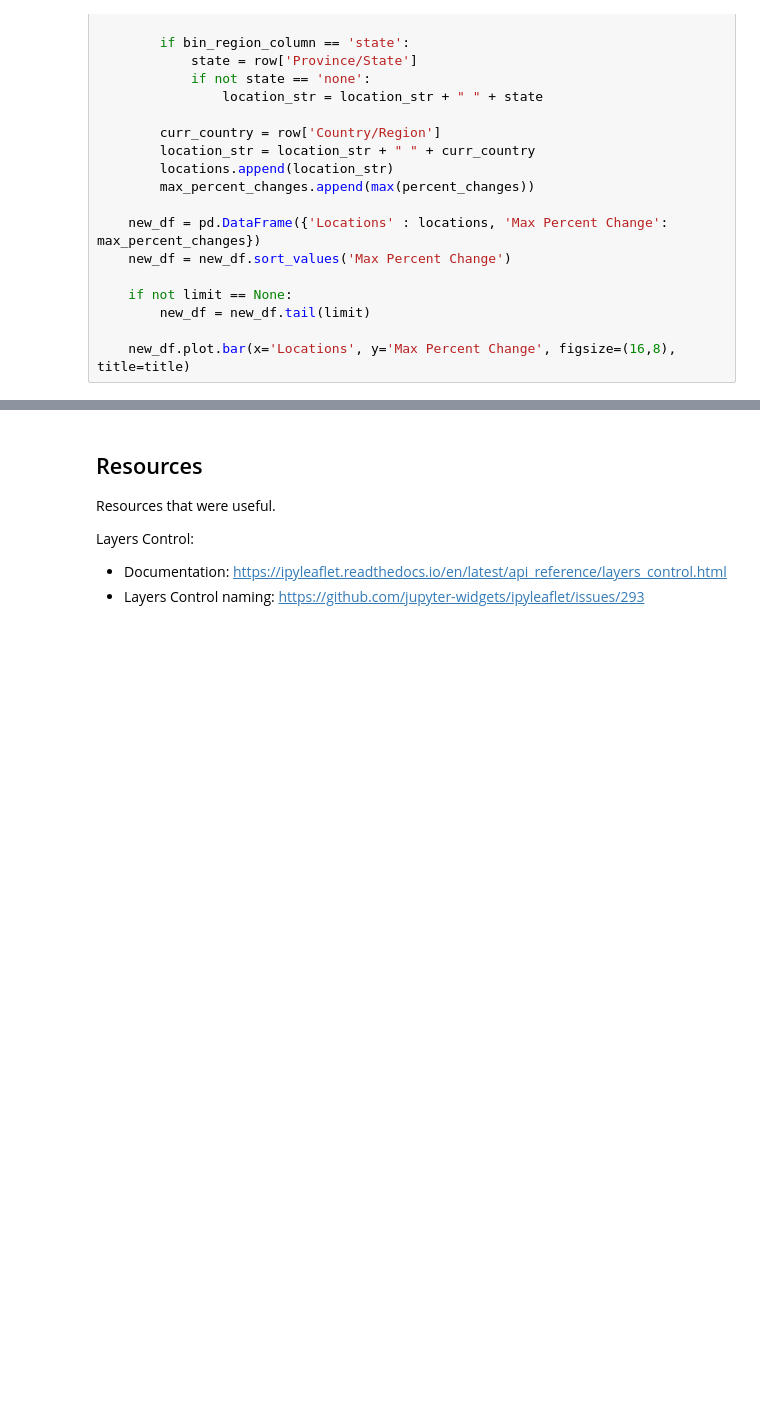
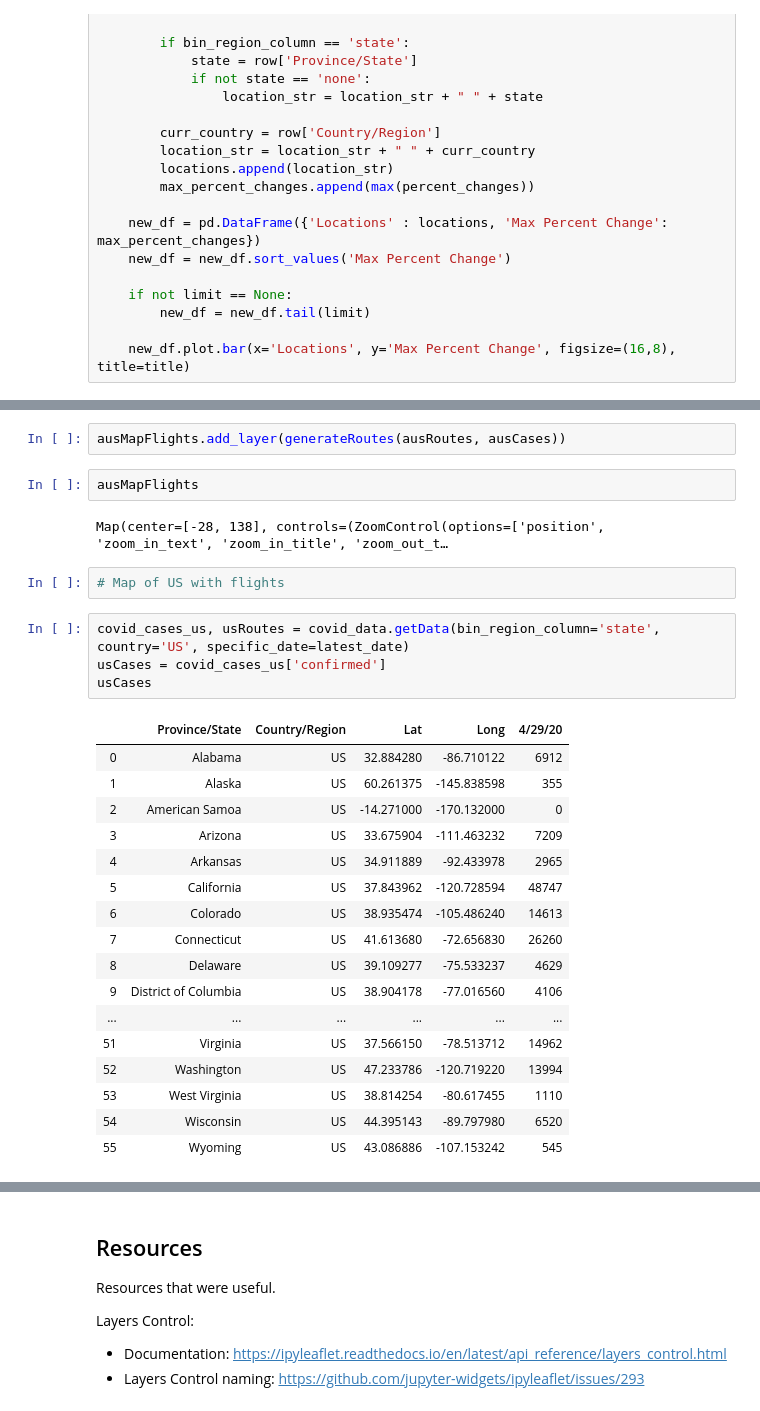
Before and after one commit to Ccamm/coronavirus_network, a Jupyter notebook: coronavirus_timeline.ipynb, the cells around one changed output, grey strips where cells are left out. Saved outputs shown, nothing was run; the diff lists cells and outputs as text; blank space fills up the shorter version.

```diff
--- a/coronavirus_timeline.ipynb
+++ b/coronavirus_timeline.ipynb
@@ -509,0 +612,30 @@ plot_max_percent_changes('deaths', "Max Percent Changes for Deaths (US County)",
+# %%
+ausMapFlights.add_layer(generateRoutes(ausRoutes, ausCases))
+# %%
+ausMapFlights
+# %% [output]
+Map(center=[-28, 138], controls=(ZoomControl(options=['position', 'zoom_in_text', 'zoom_in_title', 'zoom_out_t…
+# %%
+# Map of US with flights
+# %%
+covid_cases_us, usRoutes = covid_data.getData(bin_region_column='state', country='US', specific_date=latest_date)
+usCases = covid_cases_us['confirmed']
+usCases
+# %% [output]
+|  | Province/State | Country/Region | Lat | Long | 4/29/20 |
+| 0 | Alabama | US | 32.884280 | -86.710122 | 6912 |
+| 1 | Alaska | US | 60.261375 | -145.838598 | 355 |
+| 2 | American Samoa | US | -14.271000 | -170.132000 | 0 |
+| 3 | Arizona | US | 33.675904 | -111.463232 | 7209 |
+| 4 | Arkansas | US | 34.911889 | -92.433978 | 2965 |
+| 5 | California | US | 37.843962 | -120.728594 | 48747 |
+| 6 | Colorado | US | 38.935474 | -105.486240 | 14613 |
+| 7 | Connecticut | US | 41.613680 | -72.656830 | 26260 |
+| 8 | Delaware | US | 39.109277 | -75.533237 | 4629 |
+| 9 | District of Columbia | US | 38.904178 | -77.016560 | 4106 |
+| ... | ... | ... | ... | ... | ... |
+| 51 | Virginia | US | 37.566150 | -78.513712 | 14962 |
+| 52 | Washington | US | 47.233786 | -120.719220 | 13994 |
+| 53 | West Virginia | US | 38.814254 | -80.617455 | 1110 |
+| 54 | Wisconsin | US | 44.395143 | -89.797980 | 6520 |
+| 55 | Wyoming | US | 43.086886 | -107.153242 | 545 |
```
Also changed, not shown: parts of 37 cells of this notebook.
